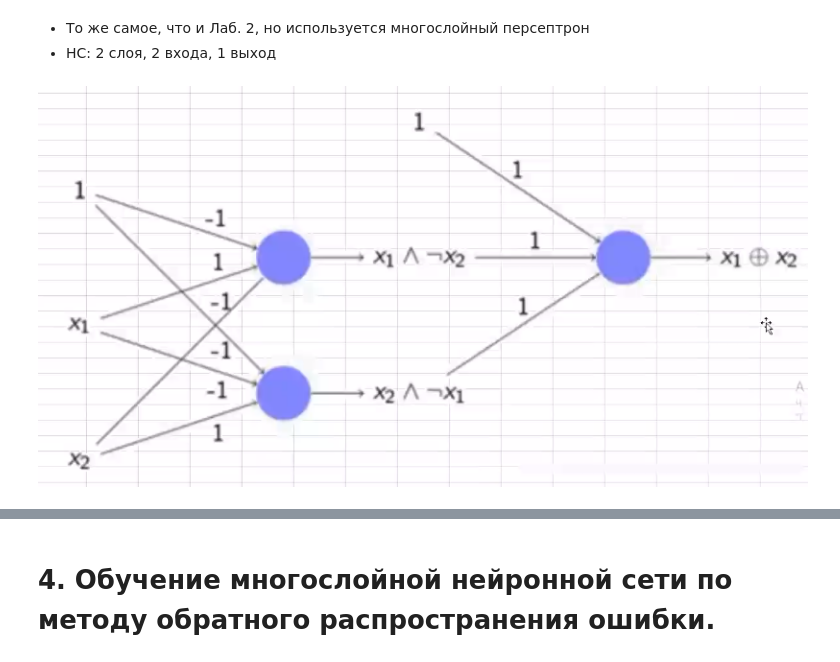
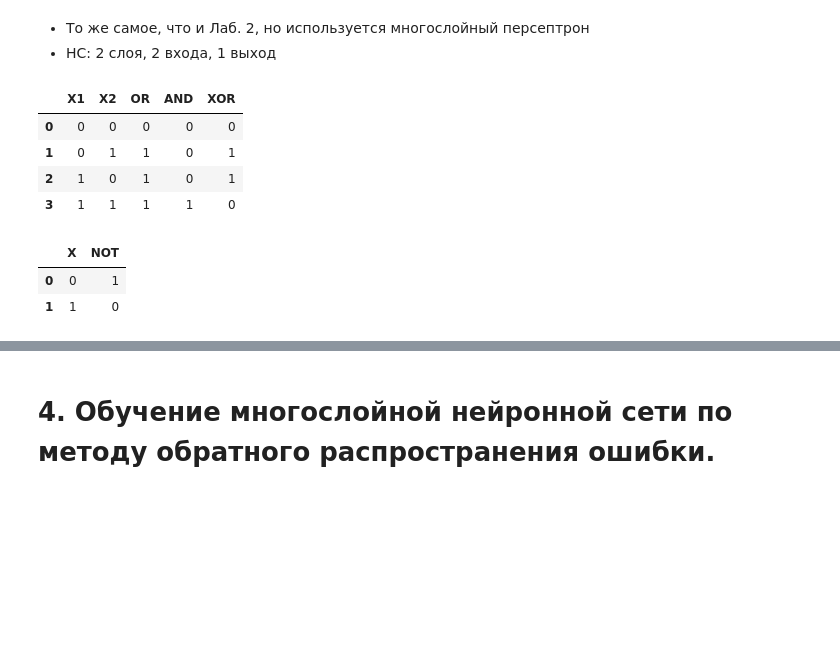
Before and after one commit to kae4ka/university-hometasks, a Jupyter notebook: INS.ipynb, the cells around one changed output, grey strips where cells are left out. Cells and saved outputs as stored; diff of their text form; code cells hidden in the pictures; blank space fills up the shorter version.

```diff
--- a/INS.ipynb
+++ b/INS.ipynb
@@ -149,5 +149,3 @@ df
 # %% [markdown]
 * То же самое, что и Лаб. 2, но используется многослойный персептрон
 * НС: 2 слоя, 2 входа, 1 выход
-# %% [markdown]
-![image.png](embedded-picture-1)
@@ -154 +155,33 @@ df
+# %%
+X = np.array([[0,0], [0,1], [1,0], [1,1]])
+
+Y_xor = np.array([0, 1, 1, 0])
+Y_or = np.array([0, 1, 1, 1])
+Y_and = np.array([0, 0, 0, 1])
+
+W_or = np.random.rand(3,)
+W_and = np.random.rand(3,)
+W_not = np.random.rand(2,)
+
+df = pd.DataFrame({'X1': X[:, 0], 'X2': X[:, 1],
+                  'OR': Y_or, 'AND': Y_and, 'XOR': Y_xor},
+                  columns=['X1', 'X2', 'OR', 'AND', 'XOR'])
+df
+# %% [output]
+|  | X1 | X2 | OR | AND | XOR |
+| 0 | 0 | 0 | 0 | 0 | 0 |
+| 1 | 0 | 1 | 1 | 0 | 1 |
+| 2 | 1 | 0 | 1 | 0 | 1 |
+| 3 | 1 | 1 | 1 | 1 | 0 |
+# %%
+X_not = np.array([[0], [1]])
+Y_not = np.array([1, 0])
+
+df_not = pd.DataFrame({'X': X_not[:, 0], 'NOT': Y_not},
+                  columns=['X', 'NOT'])
+df_not
+# %% [output]
+|  | X | NOT |
+| 0 | 0 | 1 |
+| 1 | 1 | 0 |
 # %%
```
Also changed, not shown: parts of 6 cells of this notebook.
